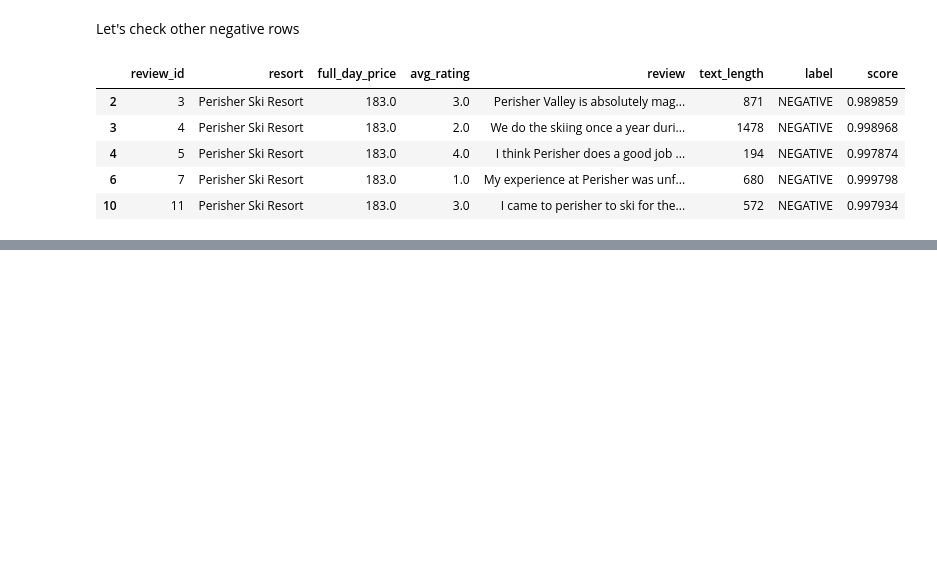
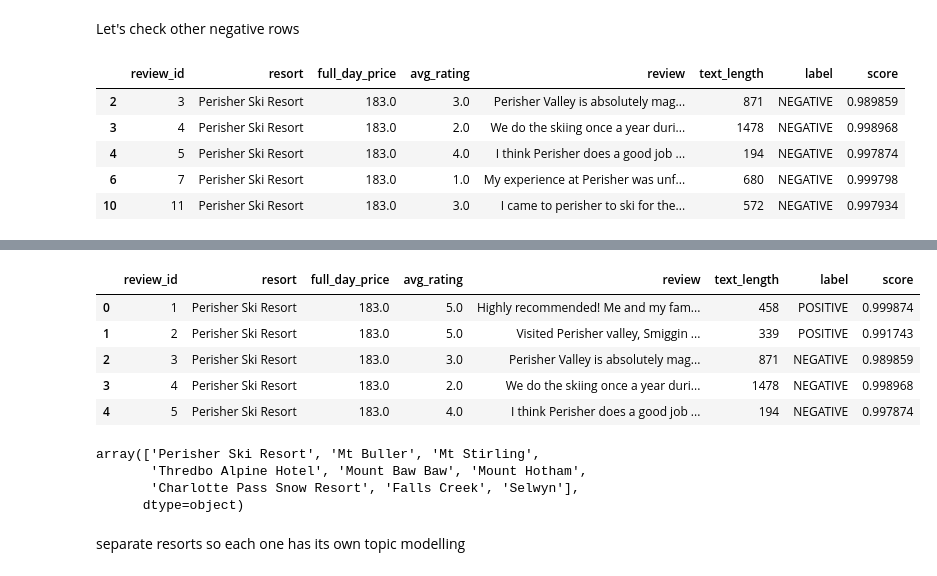
Before and after one commit to bsri0004/R2B2, a Jupyter notebook: src/trip_review_parsing.ipynb, the cells around one changed output, grey strips where cells are left out. Drawn from its saved outputs; the diff is of its cells as text; code cells hidden in the pictures; blank space fills up the shorter version.

Commit message:
checkpoint for review LDA topic modelling. strip space for resort name

```diff
--- a/src/trip_review_parsing.ipynb
+++ b/src/trip_review_parsing.ipynb
@@ -148,0 +177,2 @@ df.to_csv('resort_reviews_sentiment.csv', index=False)
+# %%
+df_sentiment = pd.read_csv("resort_reviews_sentiment.csv")
@@ -148,0 +197,19 @@ df.to_csv('resort_reviews_sentiment.csv', index=False)
+# %%
+df_sentiment.head()
+# %% [output]
+|  | review_id | resort | full_day_price | avg_rating | review | text_length | label | score |
+| 0 | 1 | Perisher Ski Resort | 183.0 | 5.0 | Highly recommended! Me and my fam... | 458 | POSITIVE | 0.999874 |
+| 1 | 2 | Perisher Ski Resort | 183.0 | 5.0 | Visited Perisher valley, Smiggin ... | 339 | POSITIVE | 0.991743 |
+| 2 | 3 | Perisher Ski Resort | 183.0 | 3.0 | Perisher Valley is absolutely mag... | 871 | NEGATIVE | 0.989859 |
+| 3 | 4 | Perisher Ski Resort | 183.0 | 2.0 | We do the skiing once a year duri... | 1478 | NEGATIVE | 0.998968 |
+| 4 | 5 | Perisher Ski Resort | 183.0 | 4.0 | I think Perisher does a good job ... | 194 | NEGATIVE | 0.997874 |
+# %%
+# for df_sentiment values do strip
+df_sentiment['resort'] = df_sentiment['resort'].str.strip()
+
+df_sentiment['resort'].unique()
+# %% [output]
+array(['Perisher Ski Resort', 'Mt Buller', 'Mt Stirling',
+       'Thredbo Alpine Hotel', 'Mount Baw Baw', 'Mount Hotham',
+       'Charlotte Pass Snow Resort', 'Falls Creek', 'Selwyn'],
+      dtype=object)
@@ -148,0 +218,2 @@ df.to_csv('resort_reviews_sentiment.csv', index=False)
+# %% [markdown]
+separate resorts so each one has its own topic modelling
```
Also changed, not shown: parts of 43 cells of this notebook, 1 other file.
